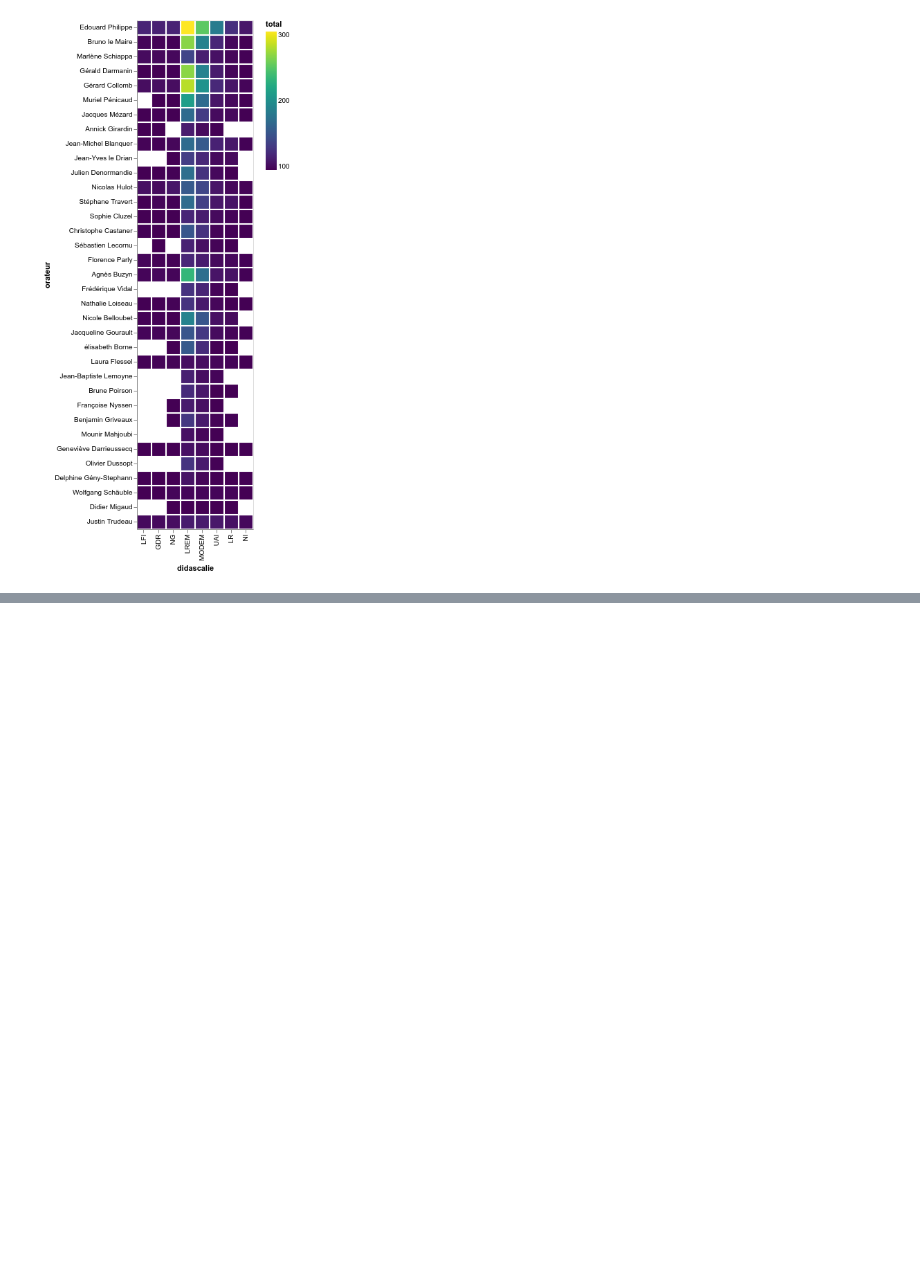
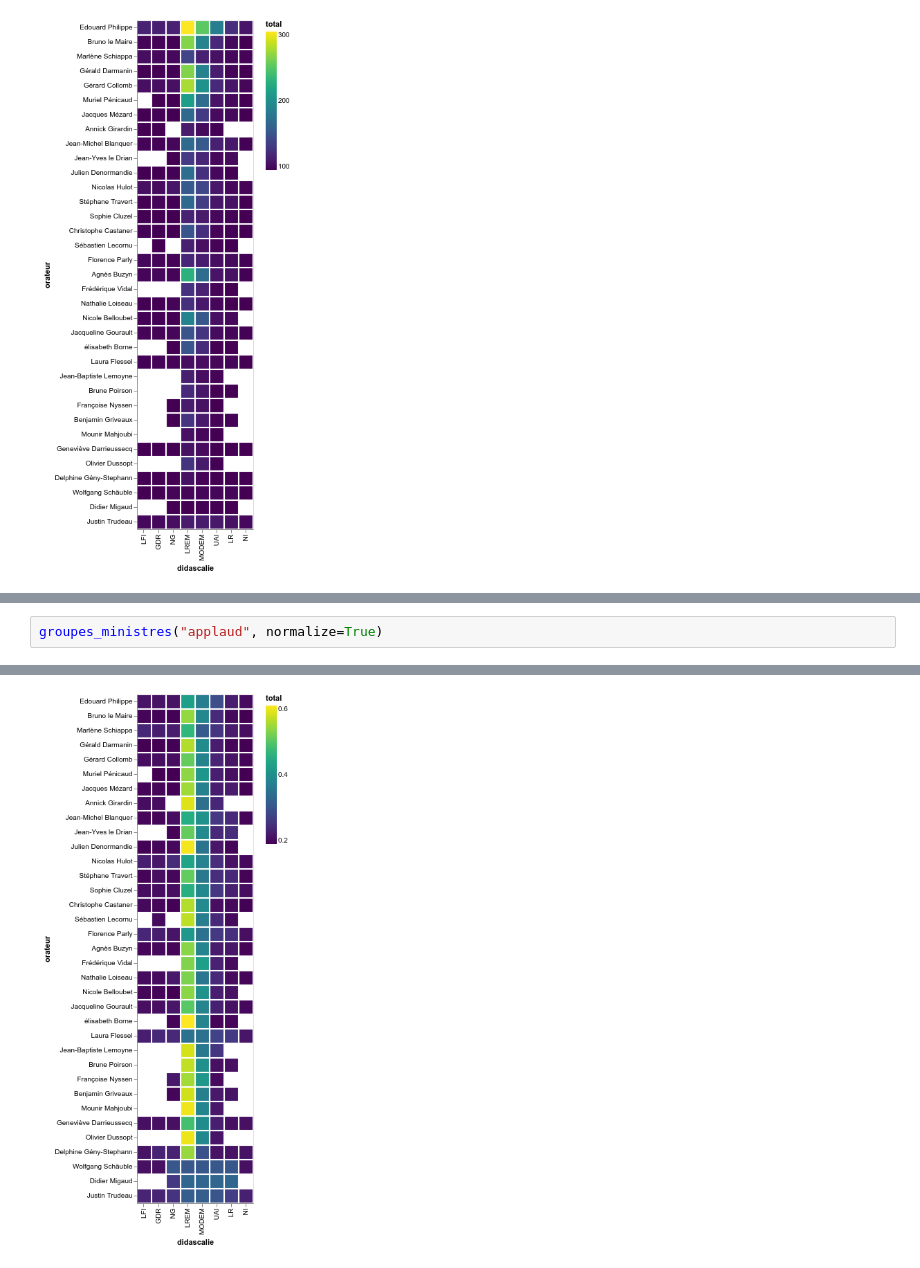
Before and after one commit to medialab/didascalies, a Jupyter notebook: notebooks/Matrices.ipynb, the cells around one changed output, grey strips where cells are left out. Drawn from its saved outputs; the diff is of its cells as text; blank space fills up the shorter version.

```diff
--- a/notebooks/Matrices.ipynb
+++ b/notebooks/Matrices.ipynb
@@ -131,0 +147,3 @@ groupes_ministres("applaud")
+# %%
+groupes_ministres("applaud", normalize=True)
+# %% [output]
@@ -131,0 +151 @@ groupes_ministres("applaud")
+[figure, added]
```
Also changed, not shown: parts of 13 cells of this notebook.
